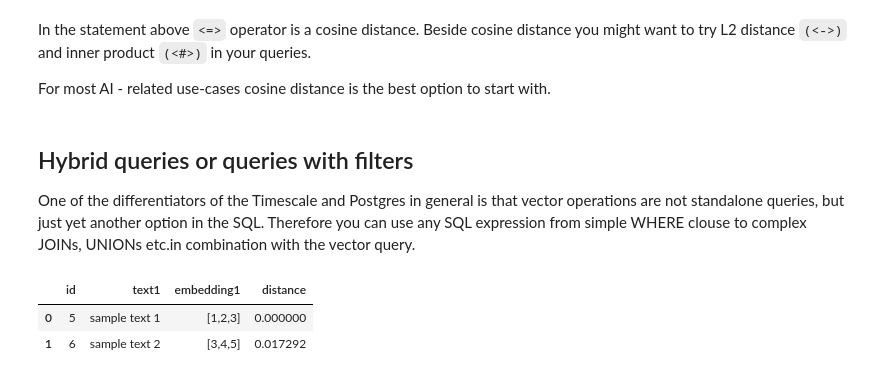
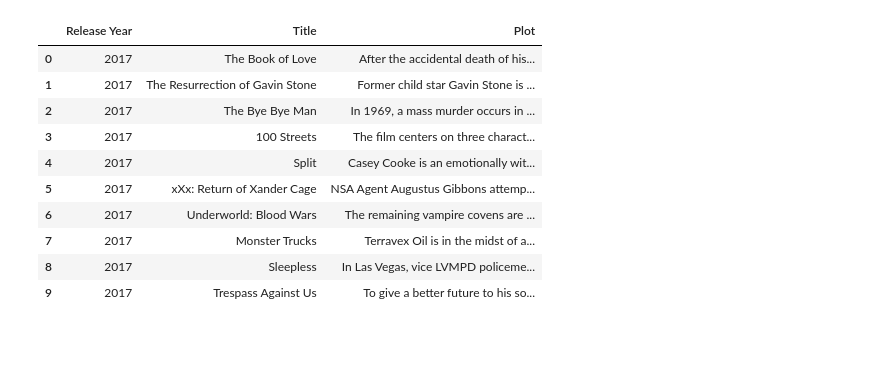
Before and after one commit to antonum/Timescale-Workshops, a Jupyter notebook: RAG_in_SQL.ipynb, the cells around one changed output. Saved outputs shown, nothing was run; the diff lists cells and outputs as text; code cells hidden in the pictures; blank space fills up the shorter version.

```diff
--- a/RAG_in_SQL.ipynb
+++ b/RAG_in_SQL.ipynb
@@ -81,8 +33,0 @@ sql_results_to_df(cursor)
-# %% [markdown]
-In the statement above `<=>` operator is a cosine distance. Beside cosine distance you might want to try L2 distance `(<->)` and inner product `(<#>)` in your queries.
-
-For most AI - related use-cases cosine distance is the best option to start with.
-# %% [markdown]
-## Hybrid queries or queries with filters
-
-One of the differentiators of the Timescale and Postgres in general is that vector operations are not standalone queries, but just yet another option in the SQL. Therefore you can use any SQL expression from simple WHERE clouse to complex JOINs, UNIONs etc.in combination with the vector query.
@@ -101,20 +34,20 @@ conn.commit()
-# %%
-# find the closest matches between vectors in the database and target vector [1,2,3], filter by text1 value
-query = """
-SELECT
-  id,
-  text1,
-  embedding1,
-  embedding1 <=> '[1,2,3]' AS distance
-FROM test_vector
-WHERE
-  text1 LIKE 'sample%'
-ORDER BY distance
-LIMIT 10;
-"""
-cursor.execute(query)
-sql_results_to_df(cursor)
-# %% [output]
-|  | id | text1 | embedding1 | distance |
-| 0 | 5 | sample text 1 | [1,2,3] | 0.000000 |
-| 1 | 6 | sample text 2 | [3,4,5] | 0.017292 |
+# %%
+query = """
+select "Release Year", "Title", "Plot" from "wiki_movie_plots_with_summaries"
+ORDER BY "Release Year" DESC
+LIMIT 10;
+"""
+cursor.execute(query)
+sql_results_to_df(cursor)
+# %% [output]
+|  | Release Year | Title | Plot |
+| 0 | 2017 | The Book of Love | After the accidental death of his... |
+| 1 | 2017 | The Resurrection of Gavin Stone | Former child star Gavin Stone is ... |
+| 2 | 2017 | The Bye Bye Man | In 1969, a mass murder occurs in ... |
+| 3 | 2017 | 100 Streets | The film centers on three charact... |
+| 4 | 2017 | Split | Casey Cooke is an emotionally wit... |
+| 5 | 2017 | xXx: Return of Xander Cage | NSA Agent Augustus Gibbons attemp... |
+| 6 | 2017 | Underworld: Blood Wars | The remaining vampire covens are ... |
+| 7 | 2017 | Monster Trucks | Terravex Oil is in the midst of a... |
+| 8 | 2017 | Sleepless | In Las Vegas, vice LVMPD policeme... |
+| 9 | 2017 | Trespass Against Us | To give a better future to his so... |
```
Also changed, not shown: parts of 16 cells of this notebook.
